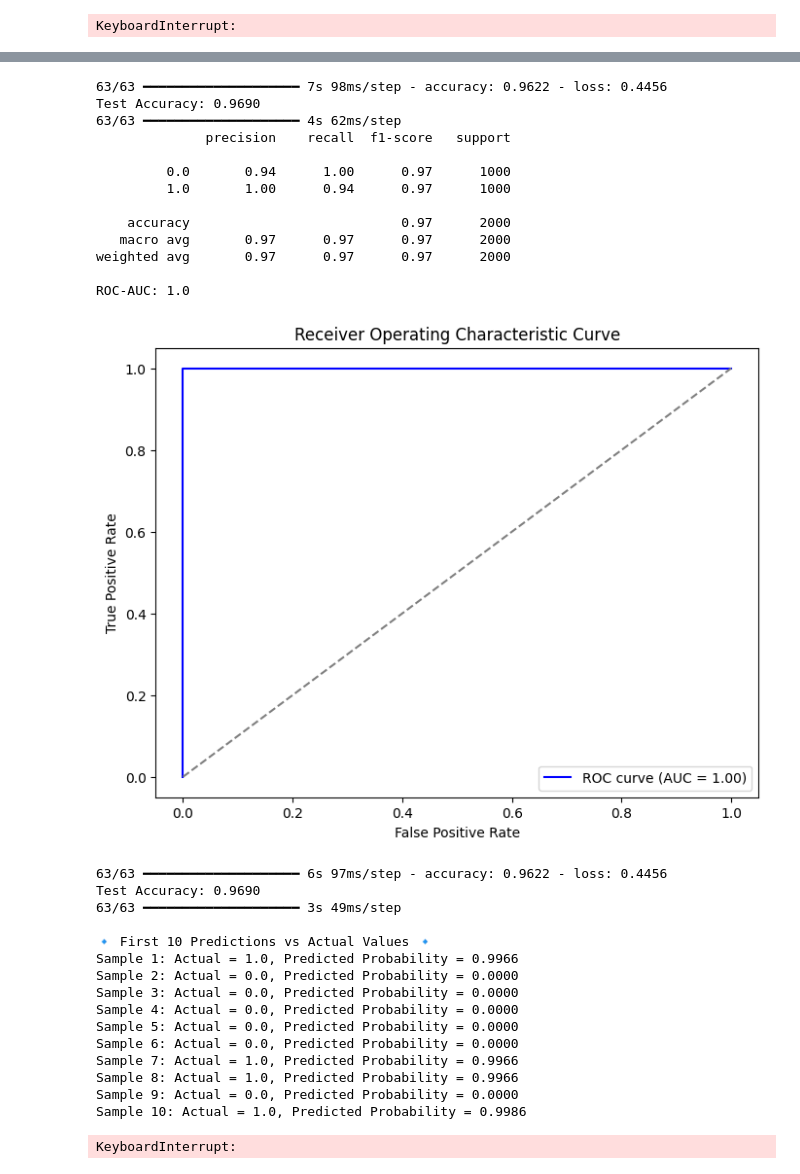
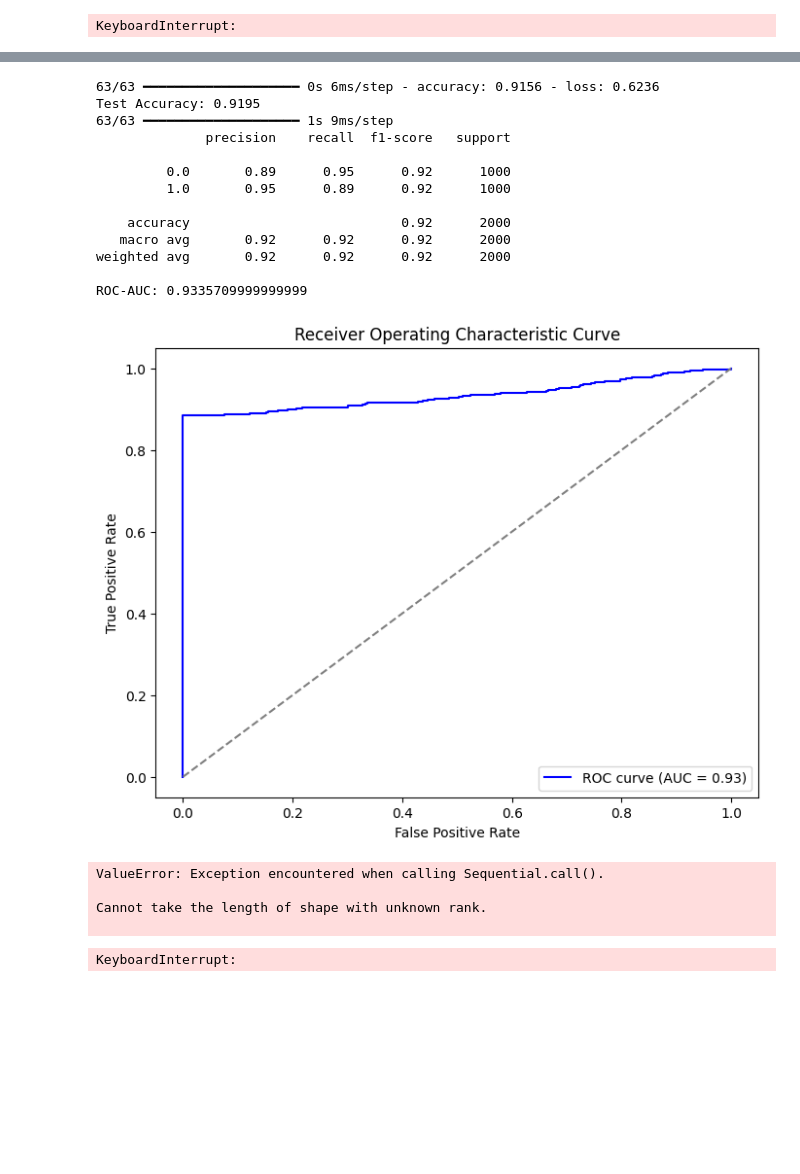
Before and after one commit to ksingh110/CrIMR, a Jupyter notebook: RNN/RNN_IF_Algorithm.ipynb, the cells around one changed output, grey strips where cells are left out. Saved outputs shown, nothing was run; the diff lists cells and outputs as text; code cells hidden in the pictures; blank space fills up the shorter version.

```diff
--- a/RNN/RNN_IF_Algorithm.ipynb
+++ b/RNN/RNN_IF_Algorithm.ipynb
@@ -173,24 +179,15 @@ from tensorflow.keras.layers import LSTM, Dense, Dropout, BatchNormalization
 from tensorflow import keras
 def rnn_model(input_shape):
     model = Sequential([
-
-        # First LSTM Layer
-        LSTM(64, input_shape=input_shape, return_sequences=True, activation="relu"),
+        LSTM(32, input_shape = shape, return_sequences=False, activation="relu", kernel_regularizer=tf.keras.regularizers.L2(0.001)),
         BatchNormalization(),
-        Dropout(0.2),    # Reduced L2 regularization strength
-        LSTM(32, activation="relu", return_sequences=True),
-        Dropout(0.2),
-        # Second LSTM Layer
-        LSTM(16, activation="relu", return_sequences=False),  # Reduced L2 regularization strength
-
-
-
-        Dense(4, activation="relu"),
-        Dropout(0.4),        # Output Layer
-        Dense(1, activation="sigmoid", kernel_regularizer=keras.regularizers.L2(0.005))  # Output layer with L2
+        Dropout(0.3),
+        Dense(8, activation='relu', kernel_regularizer=tf.keras.regularizers.L2(0.01)),
+        Dropout(0.5),
+        Dense(1, activation='sigmoid', kernel_regularizer=tf.keras.regularizers.L2(0.01))  # Output layer with L2
     ])
 
-    model.compile(optimizer=tf.keras.optimizers.Adam(learning_rate=1e-4), loss="binary_crossentropy", metrics=["accuracy"])
+    model.compile(optimizer=tf.keras.optimizers.Adam(learning_rate=0.0001, clipvalue=1.0), loss="binary_crossentropy", metrics=["accuracy"])
     return model
 def reset_rnn(input_shape):
     # Recreate the model to reset weights
@@ -199,7 +196,7 @@ def reset_rnn(input_shape):
 
 # Train the model
 checkpoint_path = "E:/my_models/6000_3_if_new_best_model.weights.h5"
-shape = input_shape=(X_train_pca.shape[1], 1)
+shape = input_shape=(X_train_tsne.shape[1], 1)
 model1 = reset_rnn(shape)
 # %%
 
@@ -207,7 +204,7 @@ checkpoint = ModelCheckpoint(checkpoint_path, save_best_only=True, save_weights_
 csv_logger = CSVLogger("training_log_6000_3.csv")
 
 history = model1.fit(X_train_pca, y_train, validation_data=(X_val_pca, y_val),
-                    epochs=10, batch_size=32, callbacks=[checkpoint, csv_logger])
+                    epochs=10, batch_size=16, callbacks=[checkpoint, csv_logger])
 
 
 # Evaluate the model
@@ -279,64 +297,53 @@ Layer dense_75 has regularizer: <keras.src.regularizers.regularizers.L2 object a
 # %%
-loss, accuracy = model1.evaluate(X_test, y_test)
+loss, accuracy = model1.evaluate(X_test_pca, y_test)
 print(f"Test Accuracy: {accuracy:.4f}")
-y_pred = model1.predict(X_test)
+y_pred = model1.predict(X_test_pca)
 y_pred_classes = (y_pred > 0.5).astype("int32")
 
 # Evaluate model performance
 print(classification_report(y_test, y_pred_classes))
 roc_auc = roc_auc_score(y_test, y_pred)
 print(f"ROC-AUC: {roc_auc}")
 
 # Plot ROC curve
 fpr, tpr, _ = roc_curve(y_test, y_pred)
 plt.figure(figsize=(8, 6))
 plt.plot(fpr, tpr, color="blue", label=f"ROC curve (AUC = {roc_auc:.2f})")
 plt.plot([0, 1], [0, 1], color="gray", linestyle="--")
 plt.xlabel("False Positive Rate")
 plt.ylabel("True Positive Rate")
 plt.title("Receiver Operating Characteristic Curve")
 plt.legend(loc="lower right")
 plt.show()
 
 # Test Accuracy
 loss, accuracy = model1.evaluate(X_test, y_test)
 print(f"Test Accuracy: {accuracy:.4f}")
 
 # Predictions
 predictions = model1.predict(X_test).flatten()
 print("\n🔹 First 10 Predictions vs Actual Values 🔹")
 for i in range(10):
     print(f"Sample {i+1}: Actual = {y_test[i]}, Predicted Probability = {predictions[i]:.4f}")
 # %% [output]
-63/63 ━━━━━━━━━━━━━━━━━━━━ 7s 98ms/step - accuracy: 0.9622 - loss: 0.4456
-Test Accuracy: 0.9690
-63/63 ━━━━━━━━━━━━━━━━━━━━ 4s 62ms/step
+63/63 ━━━━━━━━━━━━━━━━━━━━ 0s 6ms/step - accuracy: 0.9156 - loss: 0.6236
+Test Accuracy: 0.9195
+63/63 ━━━━━━━━━━━━━━━━━━━━ 1s 9ms/step
               precision    recall  f1-score   support
 
-         0.0       0.94      1.00      0.97      1000
-         1.0       1.00      0.94      0.97      1000
+         0.0       0.89      0.95      0.92      1000
+         1.0       0.95      0.89      0.92      1000
 
-    accuracy                           0.97      2000
-   macro avg       0.97      0.97      0.97      2000
-weighted avg       0.97      0.97      0.97      2000
+    accuracy                           0.92      2000
+   macro avg       0.92      0.92      0.92      2000
+weighted avg       0.92      0.92      0.92      2000
 
-ROC-AUC: 1.0
+ROC-AUC: 0.9335709999999999
-[figure, old version]
+[figure, new version]
-63/63 ━━━━━━━━━━━━━━━━━━━━ 6s 97ms/step - accuracy: 0.9622 - loss: 0.4456
-Test Accuracy: 0.9690
-63/63 ━━━━━━━━━━━━━━━━━━━━ 3s 49ms/step
+ValueError: Exception encountered when calling Sequential.call().
 
-🔹 First 10 Predictions vs Actual Values 🔹
-Sample 1: Actual = 1.0, Predicted Probability = 0.9966
-Sample 2: Actual = 0.0, Predicted Probability = 0.0000
-Sample 3: Actual = 0.0, Predicted Probability = 0.0000
-Sample 4: Actual = 0.0, Predicted Probability = 0.0000
-Sample 5: Actual = 0.0, Predicted Probability = 0.0000
-Sample 6: Actual = 0.0, Predicted Probability = 0.0000
-Sample 7: Actual = 1.0, Predicted Probability = 0.9966
-Sample 8: Actual = 1.0, Predicted Probability = 0.9966
-Sample 9: Actual = 0.0, Predicted Probability = 0.0000
-Sample 10: Actual = 1.0, Predicted Probability = 0.9986
+Cannot take the length of shape with unknown rank.
+
 # %%
 import shap
 explainer = shap.Explainer(model, X_train)
```
Also changed, not shown: parts of 3 cells of this notebook.
